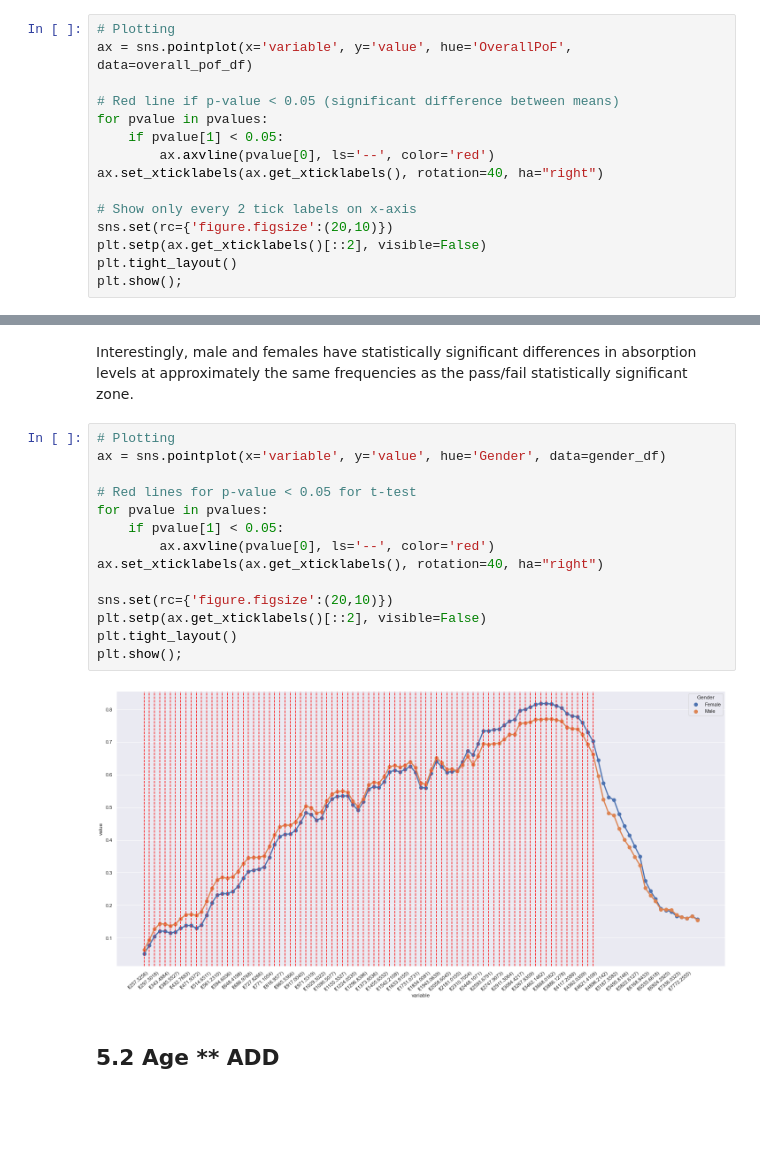
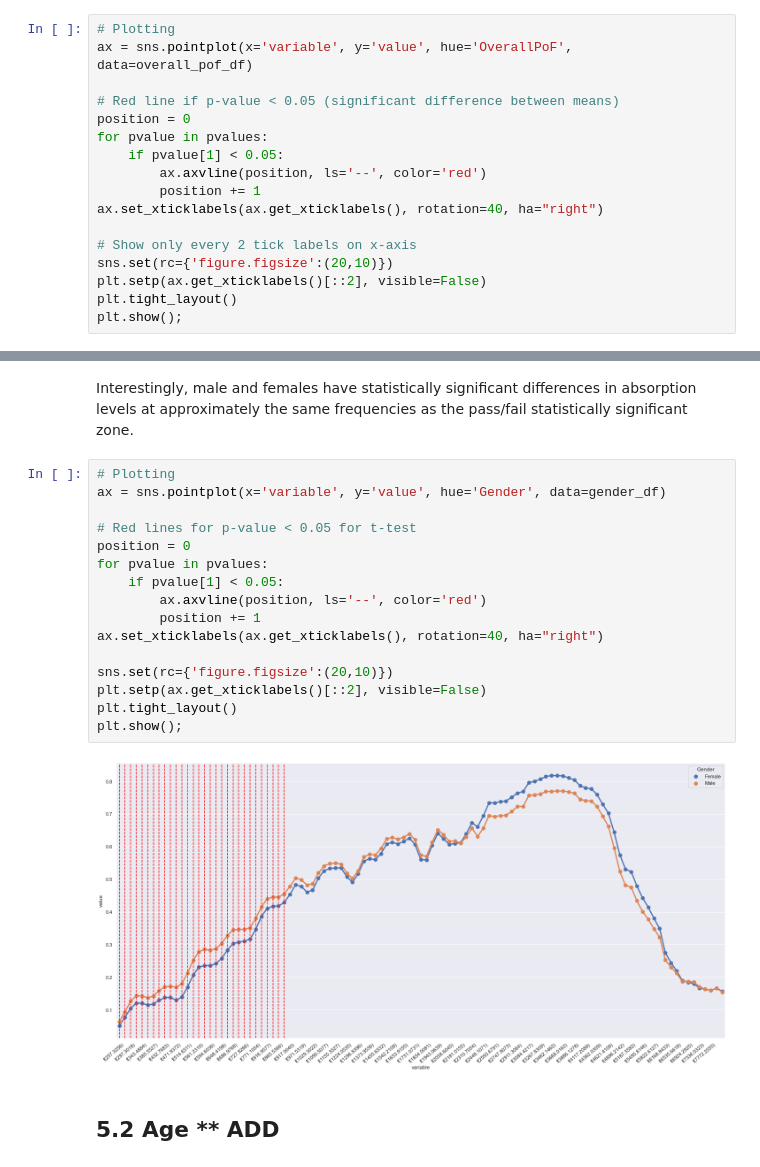
Before and after one commit to Charlene-L/CITS5553-Capstone-Project, a Jupyter notebook: EDA/Benjamin/eda_collated.ipynb, the cells around one changed output, grey strips where cells are left out. Saved outputs shown, nothing was run; the diff lists cells and outputs as text; blank space fills up the shorter version.

```diff
--- a/EDA/Benjamin/eda_collated.ipynb
+++ b/EDA/Benjamin/eda_collated.ipynb
@@ -316,9 +316,11 @@ NameError: name 'pvalue' is not defined
 ax = sns.pointplot(x='variable', y='value', hue='OverallPoF', data=overall_pof_df)
 
 # Red line if p-value < 0.05 (significant difference between means)
+position = 0
 for pvalue in pvalues:
     if pvalue[1] < 0.05:
-        ax.axvline(pvalue[0], ls='--', color='red')
+        ax.axvline(position, ls='--', color='red')
+        position += 1
 ax.set_xticklabels(ax.get_xticklabels(), rotation=40, ha="right")
 
 # Show only every 2 tick labels on x-axis
@@ -369,19 +371,21 @@ Interestingly, male and females have statistically significant differences in ab
 # %%
 # Plotting
 ax = sns.pointplot(x='variable', y='value', hue='Gender', data=gender_df)
 
 # Red lines for p-value < 0.05 for t-test
+position = 0
 for pvalue in pvalues:
     if pvalue[1] < 0.05:
-        ax.axvline(pvalue[0], ls='--', color='red')
+        ax.axvline(position, ls='--', color='red')
+        position += 1
 ax.set_xticklabels(ax.get_xticklabels(), rotation=40, ha="right")
 
 sns.set(rc={'figure.figsize':(20,10)})
 plt.setp(ax.get_xticklabels()[::2], visible=False)
 plt.tight_layout()
 plt.show();
 # %% [output]
-[figure, old version]
+[figure, new version]
 # %% [markdown]
 ## 5.2 Age ** ADD
 # %%
```
Also changed, not shown: parts of 9 cells of this notebook, 1 other file.
